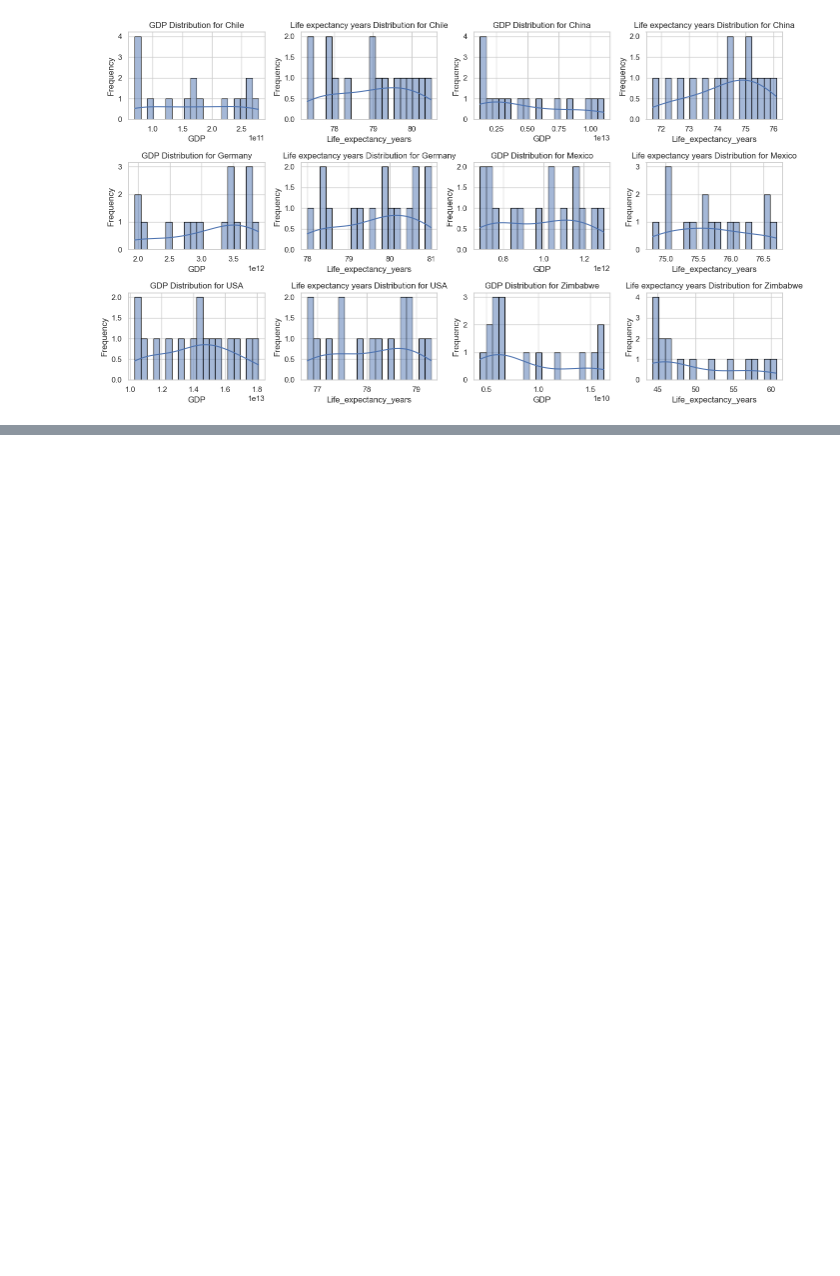
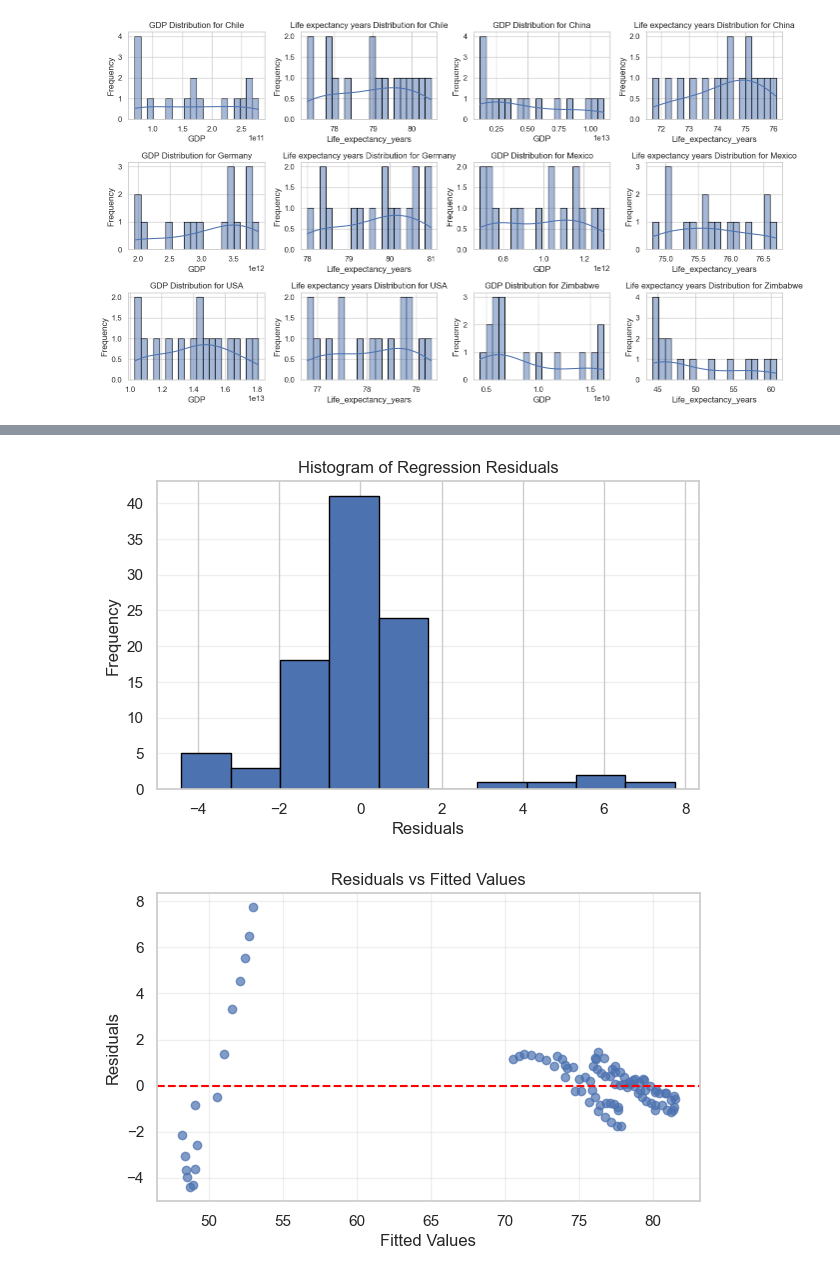
Before and after one commit to Franciaya/life_expectancy_gdp_project, a Jupyter notebook: life_expectancy_gdp.ipynb, the cells around one changed output, grey strips where cells are left out. Cells and saved outputs as stored; diff of their text form; code cells hidden in the pictures; blank space fills up the shorter version.

Commit message:
Update diagnotic checks code and markdown

```diff
--- a/life_expectancy_gdp.ipynb
+++ b/life_expectancy_gdp.ipynb
@@ -603,0 +698,14 @@ Reject the null hypothesis: Mean life expectancy differs by country.
+# %%
+full_model2 = smf.ols("Life_expectancy_years ~ log_gdp_scaled + Year + C(Country)", data=life_data).fit(cov_type="HC3")
+# initial_model = smf.ols("Life_expectancy_years ~ GDP + Year + C(Country)", data=life_data).fit()
+# initial_residuals = initial_model.resid
+# wls_model = smf.wls("Life_expectancy_years ~ GDP + Year + C(Country)", data= life_data, weights = 1 / (initial_residuals**2)).fit()
+print(full_model2.summary())
+
+beta_gdp1 = full_model2.params["log_gdp_scaled"]
+p_gdp1 = full_model2.pvalues["log_gdp_scaled"]
+ci_low1, ci_high1 = full_model2.conf_int().loc["log_gdp_scaled"]
+
+print(f"\nEffect of 1 SD increase in GDP on life expectancy: {beta_gdp1:.3f} years")
+print(f"95% CI: [{ci_low1:.3f}, {ci_high1:.3f}]")
+print(f"p-value: {p_gdp1:.4g}")
@@ -603,0 +736,33 @@ Reject the null hypothesis: Mean life expectancy differs by country.
+# %%
+import matplotlib.pyplot as plt
+import seaborn as sns
+
+# Select the regression model to diagnose (full model recommended)
+residuals = full_model2.resid
+fitted_values = full_model2.fittedvalues
+
+# ----------------------------------------
+# 1️⃣ Normality Check — Histogram of Residuals
+# ----------------------------------------
+plt.figure(figsize=(7,4))
+plt.hist(residuals, bins=10, edgecolor='black')
+plt.title("Histogram of Regression Residuals")
+plt.xlabel("Residuals")
+plt.ylabel("Frequency")
+plt.grid(axis='y', alpha=0.3)
+plt.show()
+
+# ----------------------------------------
+# 2️⃣ Homoscedasticity Check — Residuals vs Fitted
+# ----------------------------------------
+plt.figure(figsize=(7,4))
+plt.scatter(fitted_values, residuals, alpha=0.7)
+plt.axhline(0, color='red', linestyle='--')
+plt.title("Residuals vs Fitted Values")
+plt.xlabel("Fitted Values")
+plt.ylabel("Residuals")
+plt.grid(alpha=0.3)
+plt.show()
+# %% [output]
+[figure, added]
+[figure, added]
```
Also changed, not shown: parts of 24 cells of this notebook.
